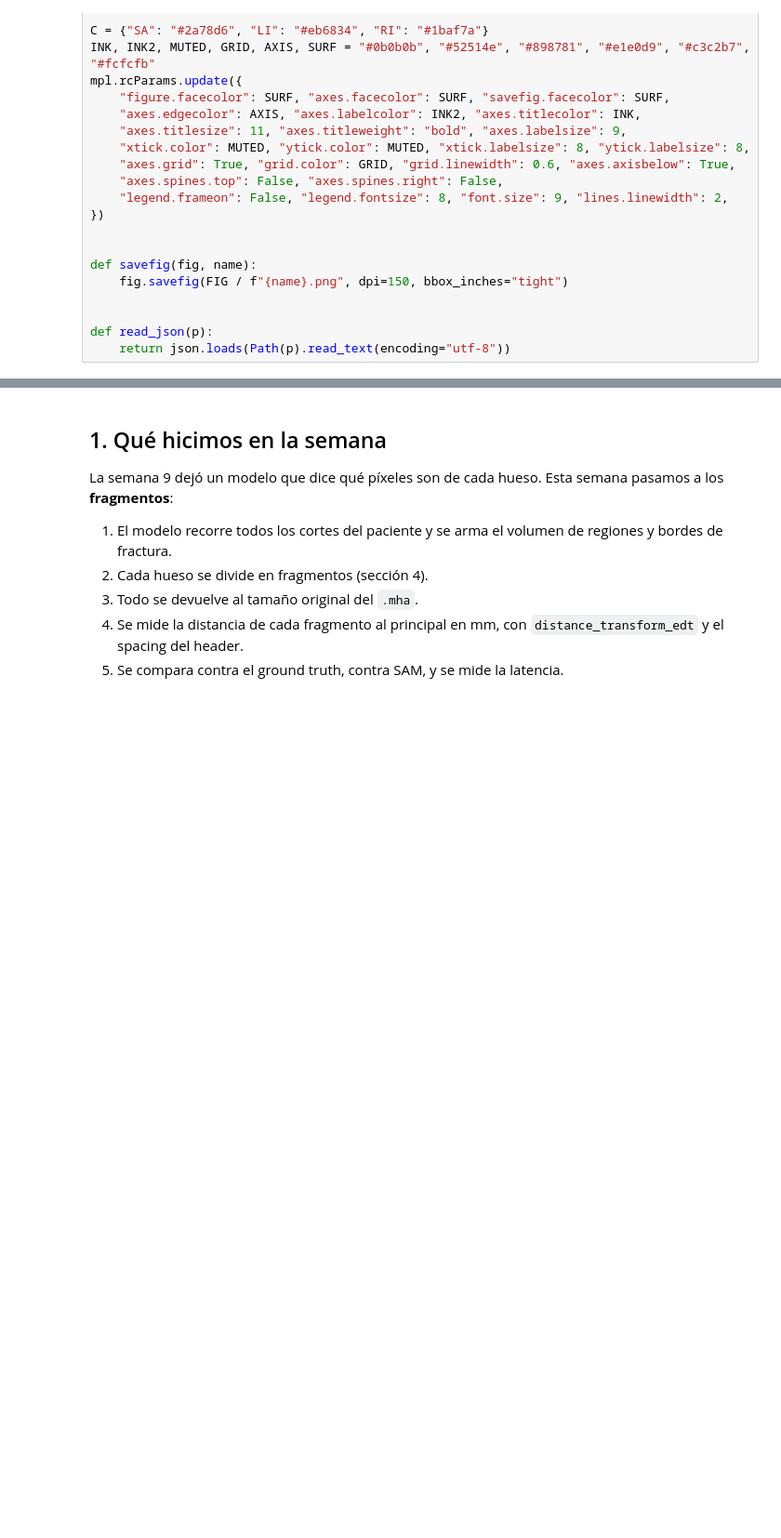
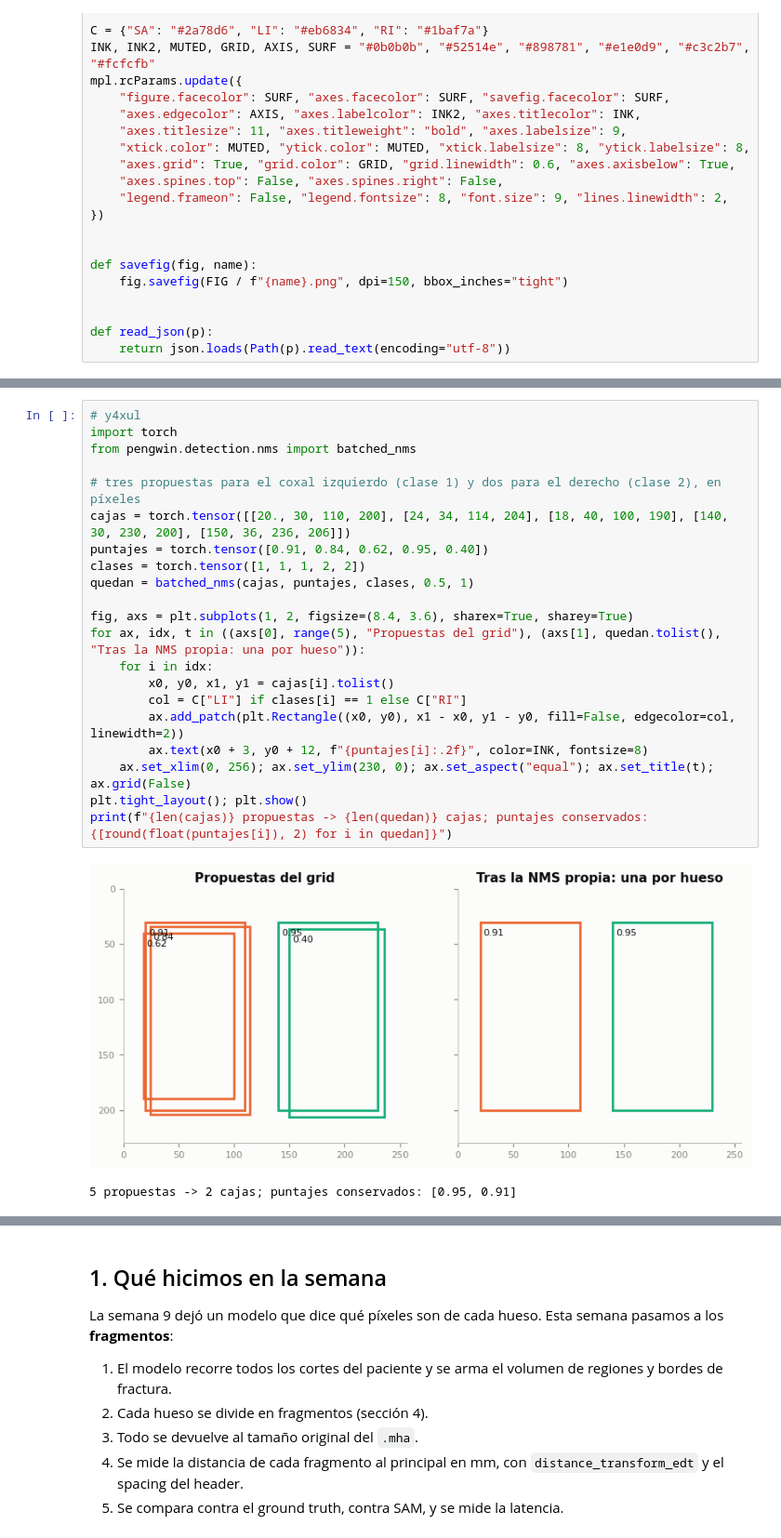
Before and after one commit to Juanjoslo2/Analitica-de-datos-Proyecto-2-PENGWIN, a Jupyter notebook: 04_notebook/02_semana10_fragmentos.ipynb, the cells around one changed output, grey strips where cells are left out. Shown at 93% size. Drawn from its saved outputs; the diff is of its cells as text; blank space fills up the shorter version.

```diff
--- a/04_notebook/02_semana10_fragmentos.ipynb
+++ b/04_notebook/02_semana10_fragmentos.ipynb
@@ -77,0 +145,24 @@ def read_json(p):
+# %%
+# y4xul
+import torch
+from pengwin.detection.nms import batched_nms
+
+# tres propuestas para el coxal izquierdo (clase 1) y dos para el derecho (clase 2), en píxeles
+cajas = torch.tensor([[20., 30, 110, 200], [24, 34, 114, 204], [18, 40, 100, 190], [140, 30, 230, 200], [150, 36, 236, 206]])
+puntajes = torch.tensor([0.91, 0.84, 0.62, 0.95, 0.40])
+clases = torch.tensor([1, 1, 1, 2, 2])
+quedan = batched_nms(cajas, puntajes, clases, 0.5, 1)
+
+fig, axs = plt.subplots(1, 2, figsize=(8.4, 3.6), sharex=True, sharey=True)
+for ax, idx, t in ((axs[0], range(5), "Propuestas del grid"), (axs[1], quedan.tolist(), "Tras la NMS propia: una por hueso")):
+    for i in idx:
+        x0, y0, x1, y1 = cajas[i].tolist()
+        col = C["LI"] if clases[i] == 1 else C["RI"]
+        ax.add_patch(plt.Rectangle((x0, y0), x1 - x0, y1 - y0, fill=False, edgecolor=col, linewidth=2))
+        ax.text(x0 + 3, y0 + 12, f"{puntajes[i]:.2f}", color=INK, fontsize=8)
+    ax.set_xlim(0, 256); ax.set_ylim(230, 0); ax.set_aspect("equal"); ax.set_title(t); ax.grid(False)
+plt.tight_layout(); plt.show()
+print(f"{len(cajas)} propuestas -> {len(quedan)} cajas; puntajes conservados: {[round(float(puntajes[i]), 2) for i in quedan]}")
+# %% [output]
+[figure, added]
+5 propuestas -> 2 cajas; puntajes conservados: [0.95, 0.91]
```
Also changed, not shown: parts of 30 cells of this notebook, 7 other files.
